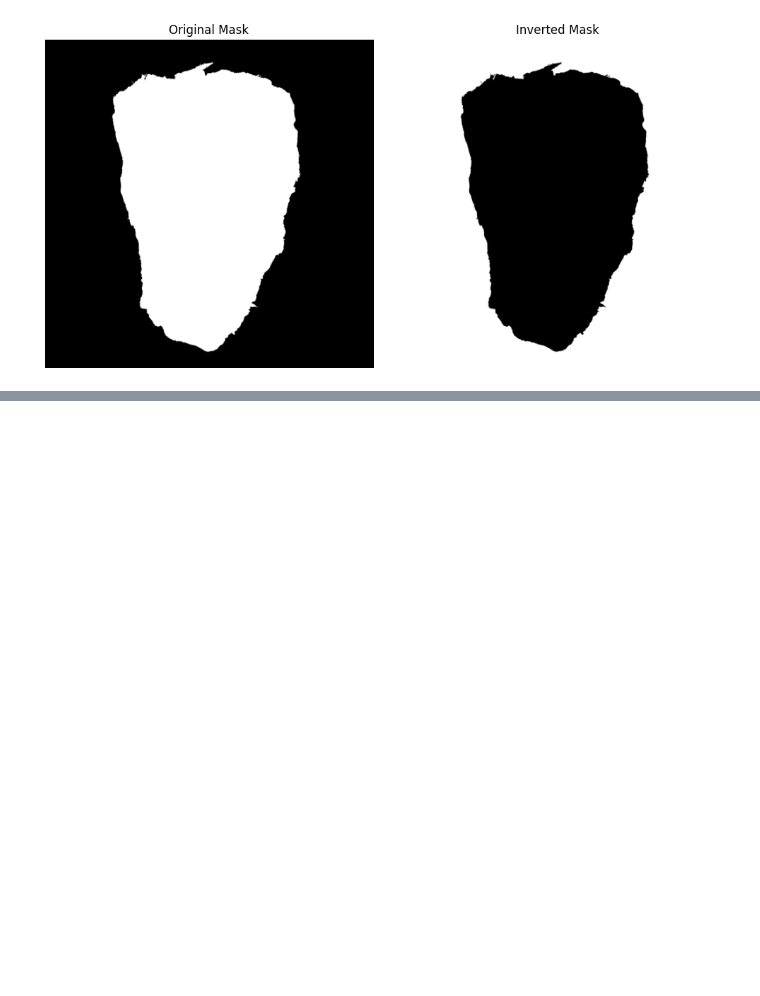
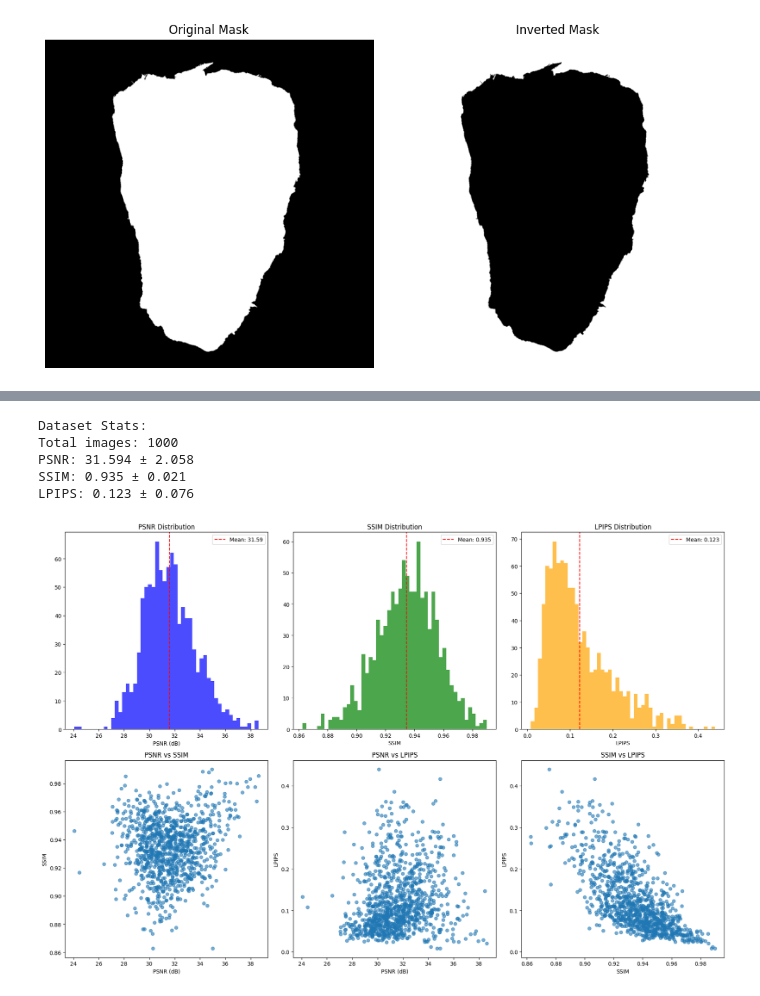
Before and after one commit to hamzafer/asuka-misato, a Jupyter notebook: fix.ipynb, the cells around one changed output, grey strips where cells are left out. Cells and saved outputs as stored; diff of their text form; code cells hidden in the pictures; blank space fills up the shorter version.

Commit message:
experiment inpainting

```diff
--- a/fix.ipynb
+++ b/fix.ipynb
@@ -103,0 +243,77 @@ plt.show()
+# %%
+import pandas as pd
+import matplotlib.pyplot as plt
+import numpy as np
+import seaborn as sns
+
+# Load the CSV file
+df = pd.read_csv('/cluster/home/akmarala/Models/asuka-misato/experiments/exp1_irregular_masking/results/imgs_individual_metrics.csv')
+
+# Clean the LPIPS column (remove the extra brackets)
+df['lpips'] = df['lpips'].str.extract(r'(\d+\.\d+)')
+df['lpips'] = pd.to_numeric(df['lpips'])
+
+print(f"Dataset Stats:")
+print(f"Total images: {len(df)}")
+print(f"PSNR: {df['psnr'].mean():.3f} ± {df['psnr'].std():.3f}")
+print(f"SSIM: {df['ssim'].mean():.3f} ± {df['ssim'].std():.3f}")
+print(f"LPIPS: {df['lpips'].mean():.3f} ± {df['lpips'].std():.3f}")
+
+# Create visualizations
+fig, axes = plt.subplots(2, 3, figsize=(18, 12))
+
+# Histograms
+axes[0,0].hist(df['psnr'], bins=50, alpha=0.7, color='blue')
+axes[0,0].set_title('PSNR Distribution')
+axes[0,0].set_xlabel('PSNR (dB)')
+axes[0,0].axvline(df['psnr'].mean(), color='red', linestyle='--', label=f'Mean: {df["psnr"].mean():.2f}')
+axes[0,0].legend()
+
+axes[0,1].hist(df['ssim'], bins=50, alpha=0.7, color='green')
+axes[0,1].set_title('SSIM Distribution')
+axes[0,1].set_xlabel('SSIM')
+axes[0,1].axvline(df['ssim'].mean(), color='red', linestyle='--', label=f'Mean: {df["ssim"].mean():.3f}')
+axes[0,1].legend()
+
+axes[0,2].hist(df['lpips'], bins=50, alpha=0.7, color='orange')
+axes[0,2].set_title('LPIPS Distribution')
+axes[0,2].set_xlabel('LPIPS')
+axes[0,2].axvline(df['lpips'].mean(), color='red', linestyle='--', label=f'Mean: {df["lpips"].mean():.3f}')
+axes[0,2].legend()
+
+# Scatter plots
+axes[1,0].scatter(df['psnr'], df['ssim'], alpha=0.6)
+axes[1,0].set_xlabel('PSNR (dB)')
+axes[1,0].set_ylabel('SSIM')
+axes[1,0].set_title('PSNR vs SSIM')
+
+axes[1,1].scatter(df['psnr'], df['lpips'], alpha=0.6)
+axes[1,1].set_xlabel('PSNR (dB)')
+axes[1,1].set_ylabel('LPIPS')
+axes[1,1].set_title('PSNR vs LPIPS')
+
+axes[1,2].scatter(df['ssim'], df['lpips'], alpha=0.6)
+axes[1,2].set_xlabel('SSIM')
+axes[1,2].set_ylabel('LPIPS')
+axes[1,2].set_title('SSIM vs LPIPS')
+
+plt.tight_layout()
+plt.show()
+
+# Find best and worst performers
+best_psnr = df.loc[df['psnr'].idxmax()]
+worst_psnr = df.loc[df['psnr'].idxmin()]
+best_ssim = df.loc[df['ssim'].idxmax()]
+worst_ssim = df.loc[df['ssim'].idxmin()]
+
+print(f"\n📊 Best PSNR: {best_psnr['filename']} - {best_psnr['psnr']:.3f} dB")
+print(f"📊 Worst PSNR: {worst_psnr['filename']} - {worst_psnr['psnr']:.3f} dB")
+print(f"📊 Best SSIM: {best_ssim['filename']} - {best_ssim['ssim']:.3f}")
+print(f"📊 Worst SSIM: {worst_ssim['filename']} - {worst_ssim['ssim']:.3f}")
+# %% [output]
+Dataset Stats:
+Total images: 1000
+PSNR: 31.594 ± 2.058
+SSIM: 0.935 ± 0.021
+LPIPS: 0.123 ± 0.076
+[figure, added]
```
Also changed, not shown: parts of 8 cells of this notebook, 11 other files.
